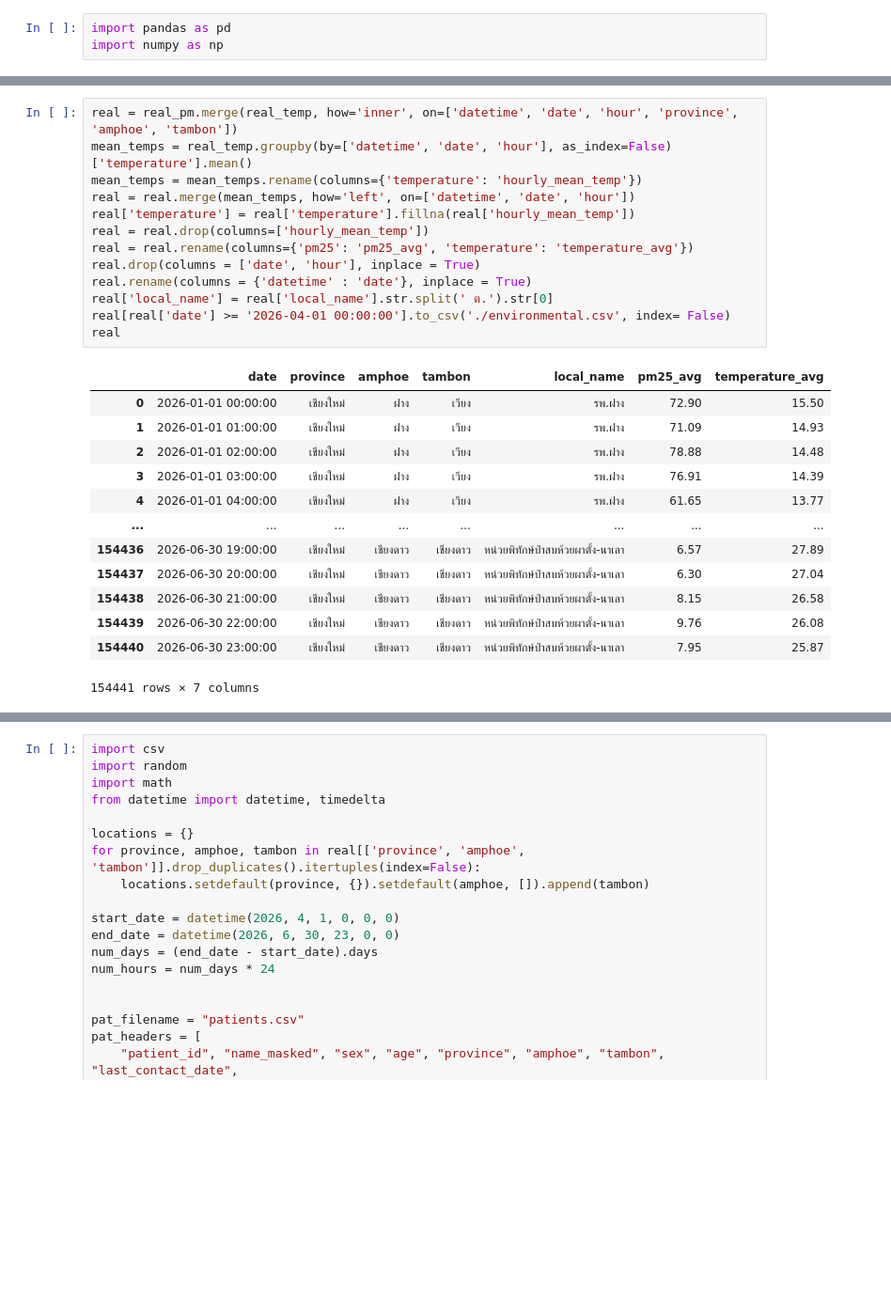
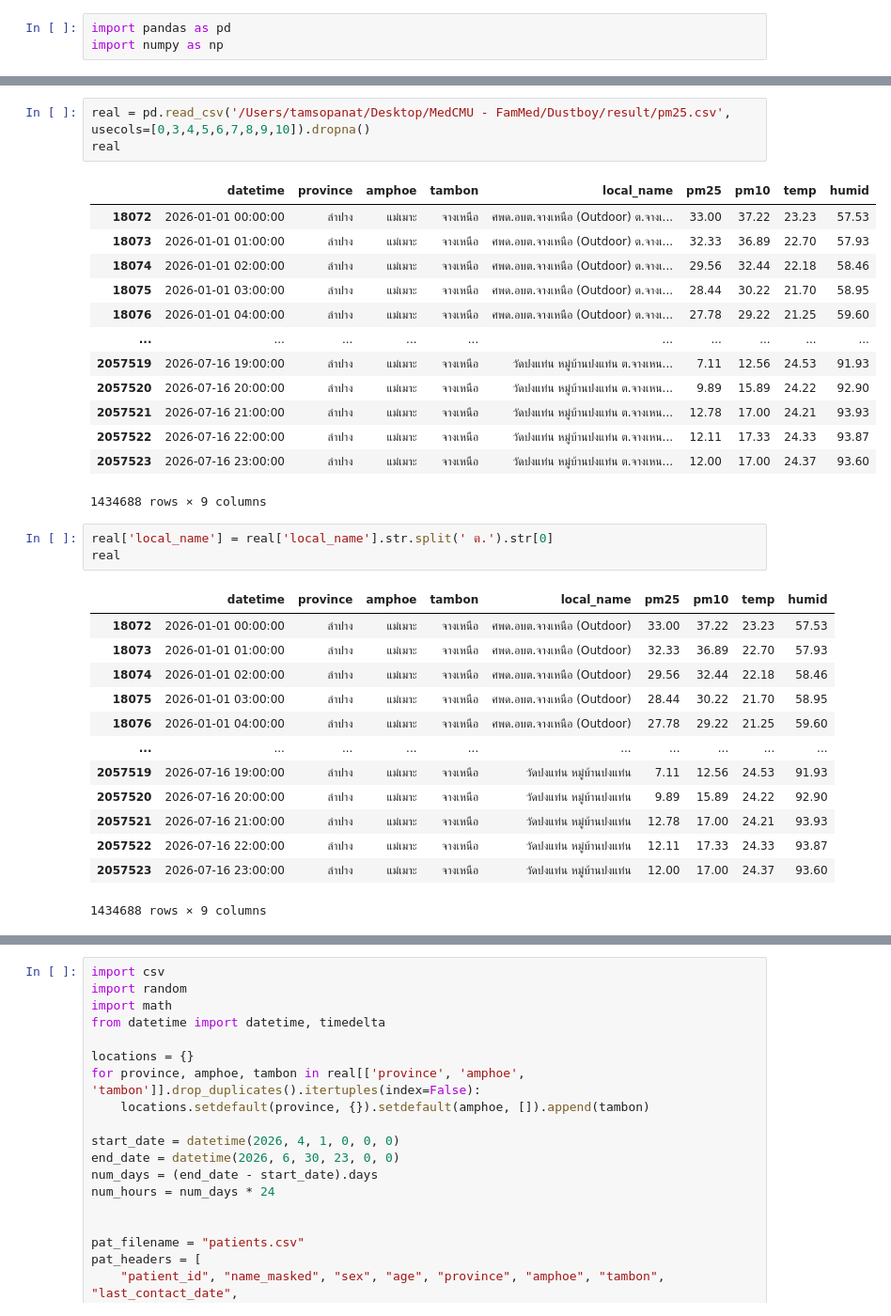
Before and after one commit to tamsopanat/cmu_lhs_pm_project, a Jupyter notebook: prepare_real_data.ipynb, the cells around one changed output, grey strips where cells are left out. Shown at 94% size. Cells and saved outputs as stored; diff of their text form; blank space fills up the shorter version.

```diff
--- a/prepare_real_data.ipynb
+++ b/prepare_real_data.ipynb
@@ -49,27 +4,34 @@ real_pm = pd.merge(real_pm, shared_keys, on=['province', 'amphoe', 'tambon', 'da
-# %%
-real = real_pm.merge(real_temp, how='inner', on=['datetime', 'date', 'hour', 'province', 'amphoe', 'tambon'])
-mean_temps = real_temp.groupby(by=['datetime', 'date', 'hour'], as_index=False)['temperature'].mean()
-mean_temps = mean_temps.rename(columns={'temperature': 'hourly_mean_temp'})
-real = real.merge(mean_temps, how='left', on=['datetime', 'date', 'hour'])
-real['temperature'] = real['temperature'].fillna(real['hourly_mean_temp'])
-real = real.drop(columns=['hourly_mean_temp'])
-real = real.rename(columns={'pm25': 'pm25_avg', 'temperature': 'temperature_avg'})
-real.drop(columns = ['date', 'hour'], inplace = True)
-real.rename(columns = {'datetime' : 'date'}, inplace = True)
-real['local_name'] = real['local_name'].str.split(' ต.').str[0]
-real[real['date'] >= '2026-04-01 00:00:00'].to_csv('./environmental.csv', index= False)
-real
-# %% [output]
-|  | date | province | amphoe | tambon | local_name | pm25_avg | temperature_avg |
-| 0 | 2026-01-01 00:00:00 | เชียงใหม่ | ฝาง | เวียง | รพ.ฝาง | 72.90 | 15.50 |
-| 1 | 2026-01-01 01:00:00 | เชียงใหม่ | ฝาง | เวียง | รพ.ฝาง | 71.09 | 14.93 |
-| 2 | 2026-01-01 02:00:00 | เชียงใหม่ | ฝาง | เวียง | รพ.ฝาง | 78.88 | 14.48 |
-| 3 | 2026-01-01 03:00:00 | เชียงใหม่ | ฝาง | เวียง | รพ.ฝาง | 76.91 | 14.39 |
-| 4 | 2026-01-01 04:00:00 | เชียงใหม่ | ฝาง | เวียง | รพ.ฝาง | 61.65 | 13.77 |
-| ... | ... | ... | ... | ... | ... | ... | ... |
-| 154436 | 2026-06-30 19:00:00 | เชียงใหม่ | เชียงดาว | เชียงดาว | หน่วยพิทักษ์ป่าสบห้วยผาตั้ง-นาเลา | 6.57 | 27.89 |
-| 154437 | 2026-06-30 20:00:00 | เชียงใหม่ | เชียงดาว | เชียงดาว | หน่วยพิทักษ์ป่าสบห้วยผาตั้ง-นาเลา | 6.30 | 27.04 |
-| 154438 | 2026-06-30 21:00:00 | เชียงใหม่ | เชียงดาว | เชียงดาว | หน่วยพิทักษ์ป่าสบห้วยผาตั้ง-นาเลา | 8.15 | 26.58 |
-| 154439 | 2026-06-30 22:00:00 | เชียงใหม่ | เชียงดาว | เชียงดาว | หน่วยพิทักษ์ป่าสบห้วยผาตั้ง-นาเลา | 9.76 | 26.08 |
-| 154440 | 2026-06-30 23:00:00 | เชียงใหม่ | เชียงดาว | เชียงดาว | หน่วยพิทักษ์ป่าสบห้วยผาตั้ง-นาเลา | 7.95 | 25.87 |
-154441 rows × 7 columns
+# %%
+real = pd.read_csv('/Users/tamsopanat/Desktop/MedCMU - FamMed/Dustboy/result/pm25.csv', usecols=[0,3,4,5,6,7,8,9,10]).dropna()
+real
+# %% [output]
+|  | datetime | province | amphoe | tambon | local_name | pm25 | pm10 | temp | humid |
+| 18072 | 2026-01-01 00:00:00 | ลำปาง | แม่เมาะ | จางเหนือ | ศพด.อบต.จางเหนือ (Outdoor) ต.จางเ... | 33.00 | 37.22 | 23.23 | 57.53 |
+| 18073 | 2026-01-01 01:00:00 | ลำปาง | แม่เมาะ | จางเหนือ | ศพด.อบต.จางเหนือ (Outdoor) ต.จางเ... | 32.33 | 36.89 | 22.70 | 57.93 |
+| 18074 | 2026-01-01 02:00:00 | ลำปาง | แม่เมาะ | จางเหนือ | ศพด.อบต.จางเหนือ (Outdoor) ต.จางเ... | 29.56 | 32.44 | 22.18 | 58.46 |
+| 18075 | 2026-01-01 03:00:00 | ลำปาง | แม่เมาะ | จางเหนือ | ศพด.อบต.จางเหนือ (Outdoor) ต.จางเ... | 28.44 | 30.22 | 21.70 | 58.95 |
+| 18076 | 2026-01-01 04:00:00 | ลำปาง | แม่เมาะ | จางเหนือ | ศพด.อบต.จางเหนือ (Outdoor) ต.จางเ... | 27.78 | 29.22 | 21.25 | 59.60 |
+| ... | ... | ... | ... | ... | ... | ... | ... | ... | ... |
+| 2057519 | 2026-07-16 19:00:00 | ลำปาง | แม่เมาะ | จางเหนือ | วัดปงแท่น หมู่บ้านปงแท่น ต.จางเหน... | 7.11 | 12.56 | 24.53 | 91.93 |
+| 2057520 | 2026-07-16 20:00:00 | ลำปาง | แม่เมาะ | จางเหนือ | วัดปงแท่น หมู่บ้านปงแท่น ต.จางเหน... | 9.89 | 15.89 | 24.22 | 92.90 |
+| 2057521 | 2026-07-16 21:00:00 | ลำปาง | แม่เมาะ | จางเหนือ | วัดปงแท่น หมู่บ้านปงแท่น ต.จางเหน... | 12.78 | 17.00 | 24.21 | 93.93 |
+| 2057522 | 2026-07-16 22:00:00 | ลำปาง | แม่เมาะ | จางเหนือ | วัดปงแท่น หมู่บ้านปงแท่น ต.จางเหน... | 12.11 | 17.33 | 24.33 | 93.87 |
+| 2057523 | 2026-07-16 23:00:00 | ลำปาง | แม่เมาะ | จางเหนือ | วัดปงแท่น หมู่บ้านปงแท่น ต.จางเหน... | 12.00 | 17.00 | 24.37 | 93.60 |
+1434688 rows × 9 columns
+# %%
+real['local_name'] = real['local_name'].str.split(' ต.').str[0]
+real
+# %% [output]
+|  | datetime | province | amphoe | tambon | local_name | pm25 | pm10 | temp | humid |
+| 18072 | 2026-01-01 00:00:00 | ลำปาง | แม่เมาะ | จางเหนือ | ศพด.อบต.จางเหนือ (Outdoor) | 33.00 | 37.22 | 23.23 | 57.53 |
+| 18073 | 2026-01-01 01:00:00 | ลำปาง | แม่เมาะ | จางเหนือ | ศพด.อบต.จางเหนือ (Outdoor) | 32.33 | 36.89 | 22.70 | 57.93 |
+| 18074 | 2026-01-01 02:00:00 | ลำปาง | แม่เมาะ | จางเหนือ | ศพด.อบต.จางเหนือ (Outdoor) | 29.56 | 32.44 | 22.18 | 58.46 |
+| 18075 | 2026-01-01 03:00:00 | ลำปาง | แม่เมาะ | จางเหนือ | ศพด.อบต.จางเหนือ (Outdoor) | 28.44 | 30.22 | 21.70 | 58.95 |
+| 18076 | 2026-01-01 04:00:00 | ลำปาง | แม่เมาะ | จางเหนือ | ศพด.อบต.จางเหนือ (Outdoor) | 27.78 | 29.22 | 21.25 | 59.60 |
+| ... | ... | ... | ... | ... | ... | ... | ... | ... | ... |
+| 2057519 | 2026-07-16 19:00:00 | ลำปาง | แม่เมาะ | จางเหนือ | วัดปงแท่น หมู่บ้านปงแท่น | 7.11 | 12.56 | 24.53 | 91.93 |
+| 2057520 | 2026-07-16 20:00:00 | ลำปาง | แม่เมาะ | จางเหนือ | วัดปงแท่น หมู่บ้านปงแท่น | 9.89 | 15.89 | 24.22 | 92.90 |
+| 2057521 | 2026-07-16 21:00:00 | ลำปาง | แม่เมาะ | จางเหนือ | วัดปงแท่น หมู่บ้านปงแท่น | 12.78 | 17.00 | 24.21 | 93.93 |
+| 2057522 | 2026-07-16 22:00:00 | ลำปาง | แม่เมาะ | จางเหนือ | วัดปงแท่น หมู่บ้านปงแท่น | 12.11 | 17.33 | 24.33 | 93.87 |
+| 2057523 | 2026-07-16 23:00:00 | ลำปาง | แม่เมาะ | จางเหนือ | วัดปงแท่น หมู่บ้านปงแท่น | 12.00 | 17.00 | 24.37 | 93.60 |
+1434688 rows × 9 columns
```
Also changed, not shown: parts of 2 cells of this notebook, 3 other files.
